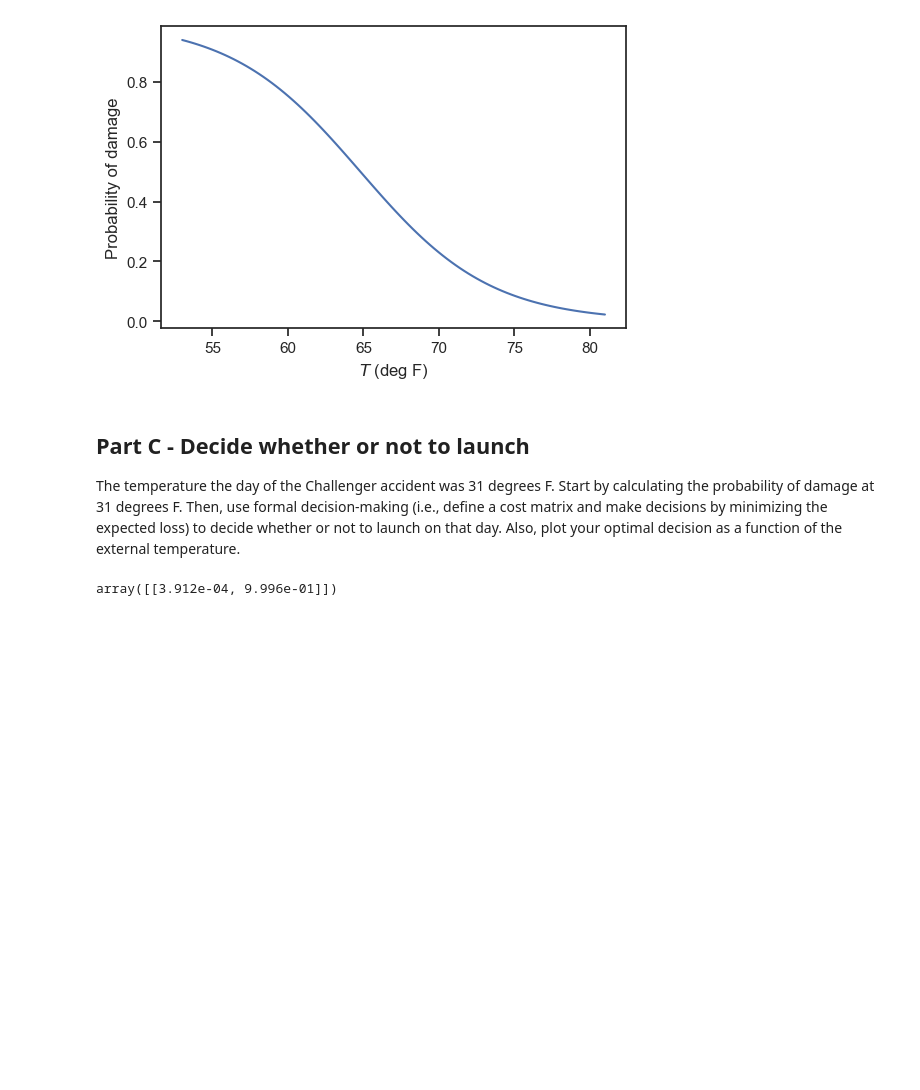
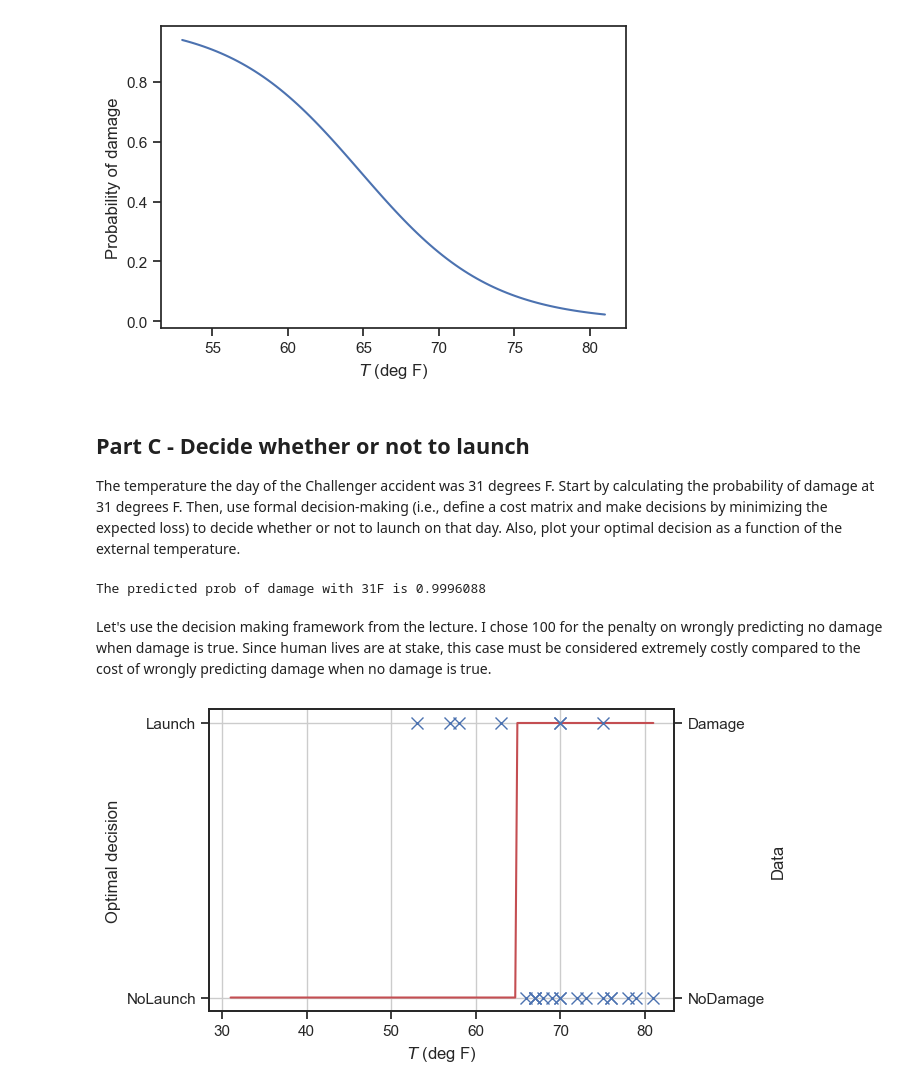
Before and after one commit to flavio-nardi/data-analytics-se, a Jupyter notebook: lecturebook/homework/homework-04.ipynb, the cells around one changed output. Cells and saved outputs as stored; diff of their text form; code cells hidden in the pictures; blank space fills up the shorter version.

```diff
--- a/lecturebook/homework/homework-04.ipynb
+++ b/lecturebook/homework/homework-04.ipynb
@@ -1074,3 +1077,13 @@ launch_model = LogisticRegression(
+# %%
+# Design matrix
+poly = PolynomialFeatures(1)
+Phi = poly.fit_transform(temperature[:, None])
+
+# Fit
+launch_model = LogisticRegression(
+    penalty='none',
+    fit_intercept=False
+).fit(Phi, damage_incident)
 # %%
 launch_model.coef_
 # %% [output]
@@ -1099,51 +1112,82 @@ The temperature the day of the Challenger accident was 31 degrees F.
 Start by calculating the probability of damage at 31 degrees F.
 Then, use formal decision-making (i.e., define a cost matrix and make decisions by minimizing the expected loss) to decide whether or not to launch on that day.
 Also, plot your optimal decision as a function of the external temperature.
-# %%
-# your code here - Repeat as many text and code blocks as you like
-x_predict = np.array([31.0])
-X_predict = np.hstack(
-    [
-        np.ones((x_predict.shape[0], 1)),
-        x_predict[:, None]
-    ]
-)
-predictions = launch_model.predict_proba(X_predict)
-predictions
-# %% [output]
-array([[3.912e-04, 9.996e-01]])
+# %%
+x_predict = np.array([31.0])
+X_predict = poly.fit_transform(x_predict[:, None])
+prediction = launch_model.predict_proba(X_predict)
+print('The predicted prob of damage with 31F is {0:1.7f}'.format(prediction[0][1]))
+# %% [output]
+The predicted prob of damage with 31F is 0.9996088
+# %% [markdown]
+Let's use the decision making framework from the lecture. I chose 100 for the penalty on wrongly predicting no damage when damage is true. Since human lives are at stake, this case must be considered extremely costly compared to the cost of wrongly predicting damage when no damage is true.
 # %%
-# c_00 = cost of correctly picking 0 when 0 is true
-# c_01 = cost of wrongly picking 0 when 1 is true
-# c_11 = cost of correctly picking 1 when 1 is true
-# c_10 = cost of wrongly picking 1 when 0 is true
+# Prediction \ outcome
+#  D           ND      D
+#  ND          ND      D
+
+# c_00 = cost of correctly predicting no damage when no damage is true
+# c_01 = cost of wrongly predicting damage when no damage is true
+# c_11 = cost of correctly predicting damage when damage is true
+# c_10 = cost of wrongly predicting no damage when damage is true
 cost_matrix = np.array(
     [
-        [0.0, 1.0],
-        [1.0, 0.0]
+        [1.0, 0.0],
+        [0.0, 1.0]
     ]
 )
 
 def expected_cost(cost_matrix, prediction_prob):
     """Calculate the expected cost of each decision.
 
     Arguments
     cost_matrix     --  A D x D matrix. `cost_matrix[i, j]`
                         is the cost of picking `i` and then
                         `j` happens.
     prediction_prob --  An array with D elements containing
                         the probability that each event
                         happens.
     """
     assert cost_matrix.ndim == 2
     D = cost_matrix.shape[0]
     assert cost_matrix.shape[1] == D
     assert prediction_prob.ndim == 1
     assert prediction_prob.shape[0] == D
     res = np.zeros((2,))
     for i in range(2):
         res[i] = (
             cost_matrix[i, 0] * prediction_prob[0]
             + cost_matrix[i, 1] * prediction_prob[1]
         )
     return res
+
+xx = np.array(np.linspace(31, temperature.max(), 200))
+XX = np.hstack(
+    [
+        np.ones((xx.shape[0], 1)),
+        xx[:, None]
+    ]
+)
+predictions = launch_model.predict_proba(XX)
+
+exp_cost = np.einsum('ij,ki->kj', cost_matrix, predictions)
+y_pred = np.argmin(exp_cost, axis=1)
+
+fig, ax1 = plt.subplots()
+ax2 = ax1.twinx()
+ax1.plot(xx, y_pred, 'r')
+ax2.plot(
+    temperature,
+    damage_incident, 'x', markersize=8,
+    label='Damage label',
+)
+ax1.set_xlabel('$T$ (deg F)')
+ax1.set_yticks([0, 1])
+ax1.set_yticklabels(['NoLaunch', 'Launch'])
+ax1.set_ylabel('Optimal decision')
+ax2.set_yticks([0, 1])
+ax2.set_yticklabels(['NoDamage', 'Damage'])
+ax2.set_ylabel('Data')
+ax1.grid(True);
+# %% [output]
+[figure, added]
```
Also changed, not shown: parts of 43 cells of this notebook.
